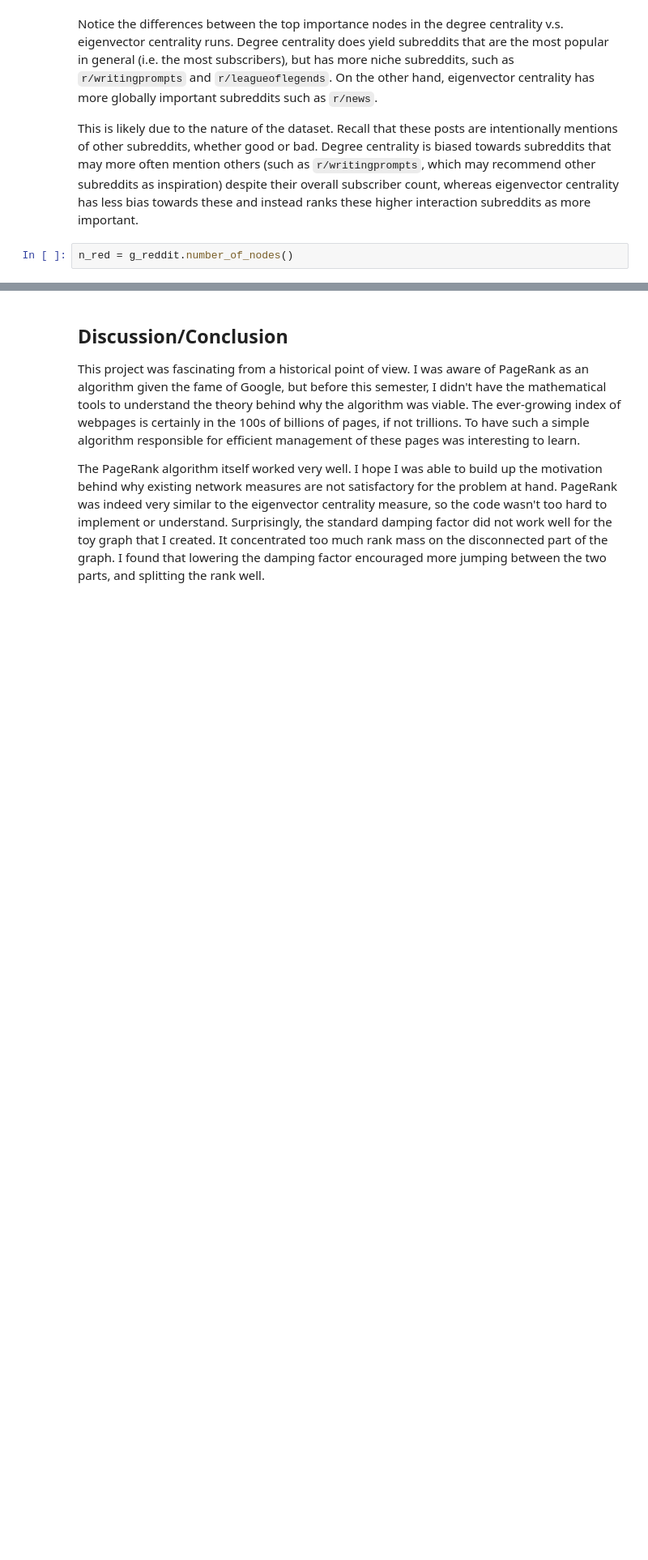
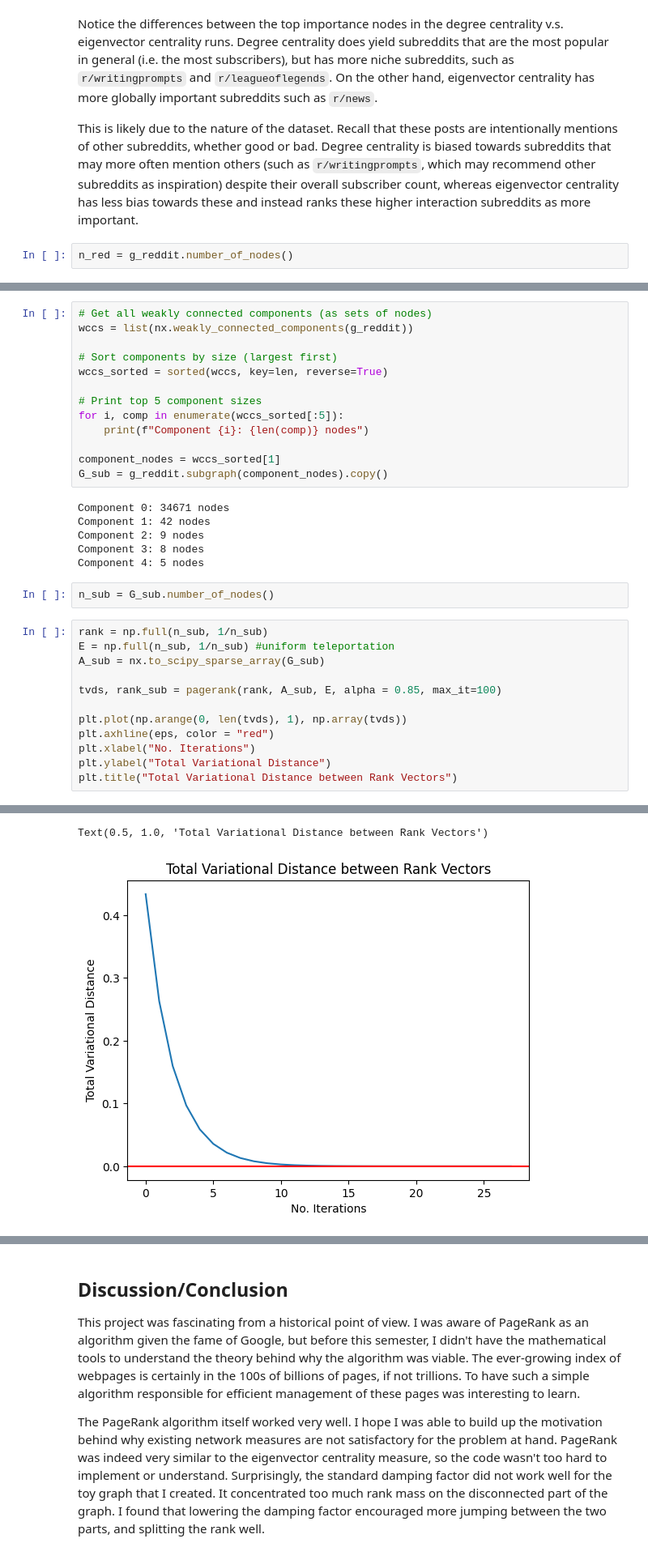
Before and after one commit to vviggyy/mc_pagerank, a Jupyter notebook: mc_pagerank.ipynb, the cells around one changed output, grey strips where cells are left out. Shown at 81% size. Saved outputs shown, nothing was run; the diff lists cells and outputs as text; blank space fills up the shorter version.

```diff
--- a/mc_pagerank.ipynb
+++ b/mc_pagerank.ipynb
@@ -385 +428,35 @@ sorted(rank)
  ...]
+# %%
+# Get all weakly connected components (as sets of nodes)
+wccs = list(nx.weakly_connected_components(g_reddit))
+
+# Sort components by size (largest first)
+wccs_sorted = sorted(wccs, key=len, reverse=True)
+
+# Print top 5 component sizes
+for i, comp in enumerate(wccs_sorted[:5]):
+    print(f"Component {i}: {len(comp)} nodes")
+
+component_nodes = wccs_sorted[1]
+G_sub = g_reddit.subgraph(component_nodes).copy()
+# %% [output]
+Component 0: 34671 nodes
+Component 1: 42 nodes
+Component 2: 9 nodes
+Component 3: 8 nodes
+Component 4: 5 nodes
+# %%
+n_sub = G_sub.number_of_nodes()
+# %%
+rank = np.full(n_sub, 1/n_sub)
+E = np.full(n_sub, 1/n_sub) #uniform teleportation
+A_sub = nx.to_scipy_sparse_array(G_sub)
+
+tvds, rank_sub = pagerank(rank, A_sub, E, alpha = 0.85, max_it=100)
+
+plt.plot(np.arange(0, len(tvds), 1), np.array(tvds))
+plt.axhline(eps, color = "red")
+plt.xlabel("No. Iterations")
+plt.ylabel("Total Variational Distance")
+plt.title("Total Variational Distance between Rank Vectors")
+# %% [output]
@@ -385,0 +480,2 @@ sorted(rank)
+Text(0.5, 1.0, 'Total Variational Distance between Rank Vectors')
+[figure, added]
```
Also changed, not shown: parts of 8 cells of this notebook.
